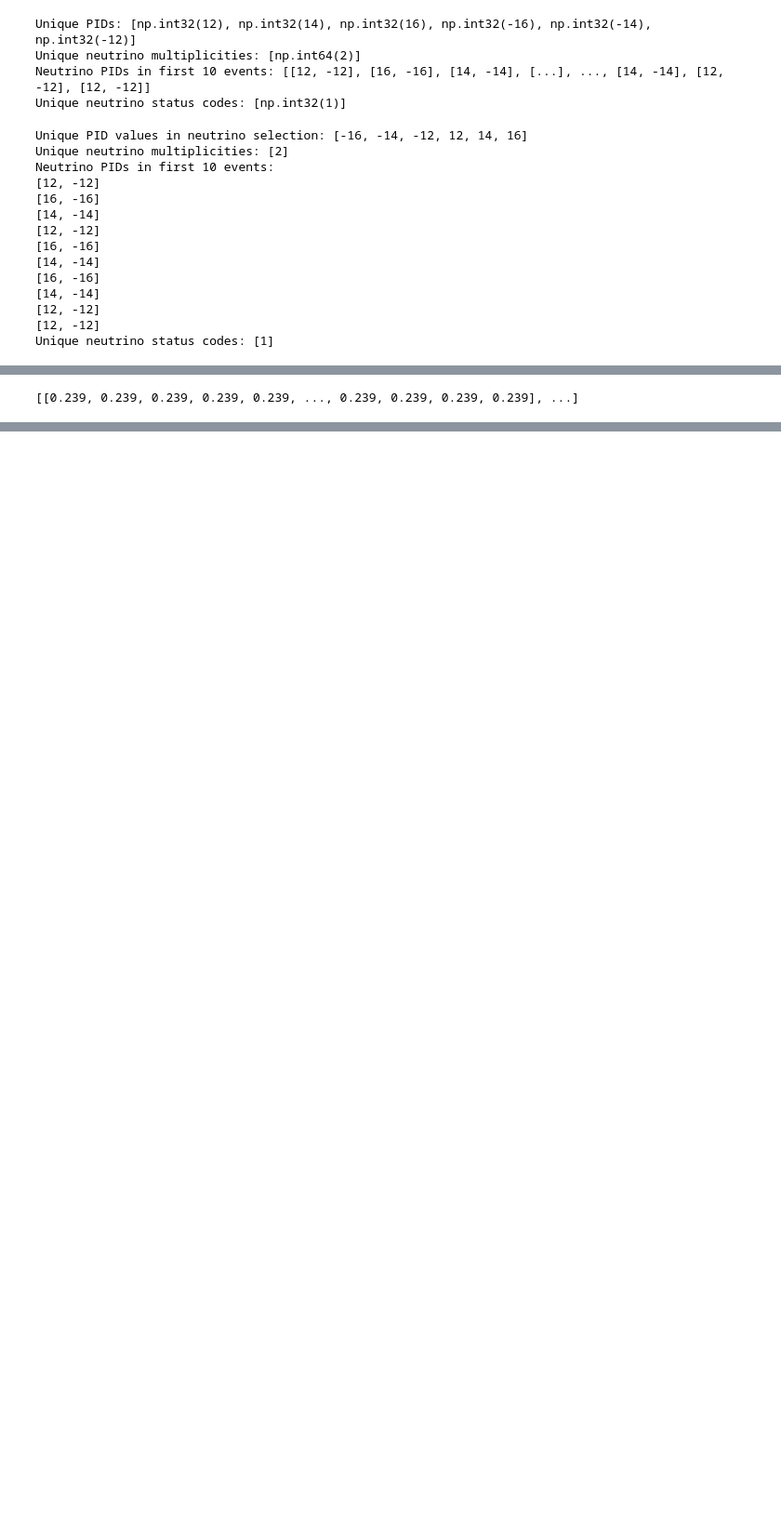
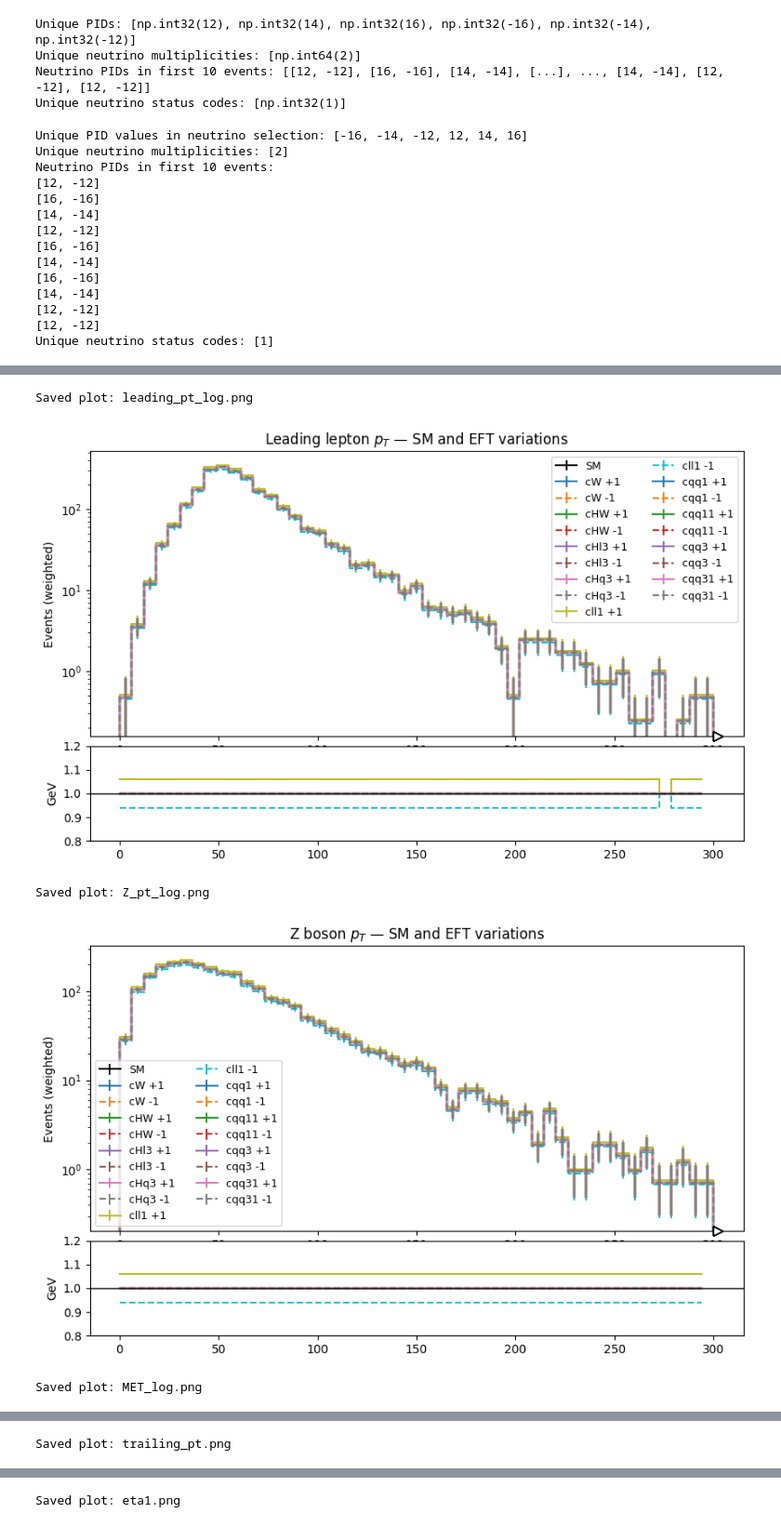
Before and after one commit to John-Aremu/SM-vs-EFT-simulation-analysis, a Jupyter notebook: SMEFT Analysis.ipynb, the cells around one changed output, grey strips where cells are left out. Shown at 93% size. Saved outputs shown, nothing was run; the diff lists cells and outputs as text; code cells hidden in the pictures; blank space fills up the shorter version.

```diff
--- a/SMEFT Analysis.ipynb
+++ b/SMEFT Analysis.ipynb
@@ -122,6 +137,15 @@ weights = weights[good_events]
 #Leading lepton pT
 leading_pt = ak.to_numpy(ak.max(lep_pt, axis=1))
 
+# Trailing lepton pT
+trailing_pt = ak.to_numpy(ak.min(lep_pt, axis=1))
+
+# Lepton eta components
+lep_eta = eta[leptons][good_events]
+
+eta1 = ak.to_numpy(lep_eta[:,0])
+eta2 = ak.to_numpy(lep_eta[:,1])
+
 #Z boson pT
 Z_px = lep_px[:,0] + lep_px[:,1]
 Z_py = lep_py[:,0] + lep_py[:,1]
@@ -135,6 +159,8 @@ MET = np.sqrt(MET_px**2 + MET_py**2)
 #Check
 print("Events with two leptons:", len(Z_pt))
 print("Leading lepton pT:", leading_pt[:5])
+print("Trailing lepton pT:", trailing_pt[:5])
+print("Lepton Pseudorapidity:", eta1, eta2)
 print("Z pT:", Z_pt[:5])
 print("MET:", MET[:5])
 print("Weights length:", len(weights))
@@ -338,8 +368,3 @@ Operator cHl3:
 Operator cqq31:
   +1 weights: mean=0.239, std=0.000, min=0.239, max=0.239
   -1 weights: mean=0.239, std=0.000, min=0.239, max=0.239
-# %%
-np.set_printoptions(precision=10)
-print(weights[:5, :])
-# %% [output]
-[[0.239, 0.239, 0.239, 0.239, 0.239, ..., 0.239, 0.239, 0.239, 0.239], ...]
@@ -345,0 +429,26 @@ print(weights[:5, :])
+# %%
+h_ptlead = build_hist(leading_pt, weights, bins)
+plot_histograms_log(h_ptlead, "Leading lepton $p_T$", save_name="leading_pt_log.png")
+
+h_Z = build_hist(Z_pt, weights, bins)
+plot_histograms_log(h_Z, "Z boson $p_T$", save_name="Z_pt_log.png")
+
+h_MET = build_hist(MET, weights, bins)
+plot_histograms_log(h_MET, "MET", save_name="MET_log.png")
+
+h_trailing = build_hist(trailing_pt, weights, bins)
+plot_histograms_log(h_trailing, "Trailing lepton $p_T$ [GeV]", save_name="trailing_pt.png")
+
+bins_eta = np.linspace(-5, 5, 50)
+
+h_eta1 = build_hist(eta1, weights, bins_eta)
+plot_histograms_log(h_eta1, "Leading lepton $\eta$", save_name="eta1.png")
+
+h_eta2 = build_hist(eta2, weights, bins_eta)
+plot_histograms_log(h_eta2, "Trailing lepton $\eta$", save_name="eta2.png")
+# %% [output]
+Saved plot: leading_pt_log.png
+[figure, added]
+Saved plot: Z_pt_log.png
+[figure, added]
+Saved plot: MET_log.png
@@ -345,0 +456 @@ print(weights[:5, :])
+Saved plot: trailing_pt.png
@@ -345,0 +458 @@ print(weights[:5, :])
+Saved plot: eta1.png
```
Also changed, not shown: parts of 27 cells of this notebook, 14 other files.
